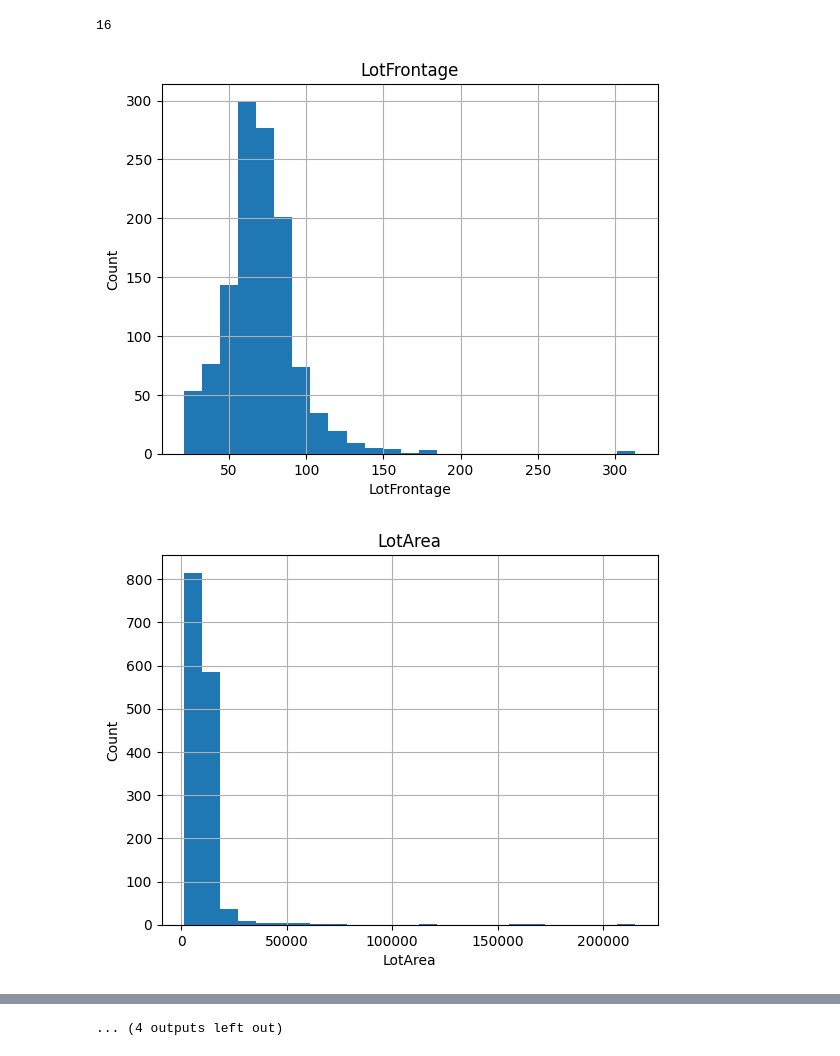
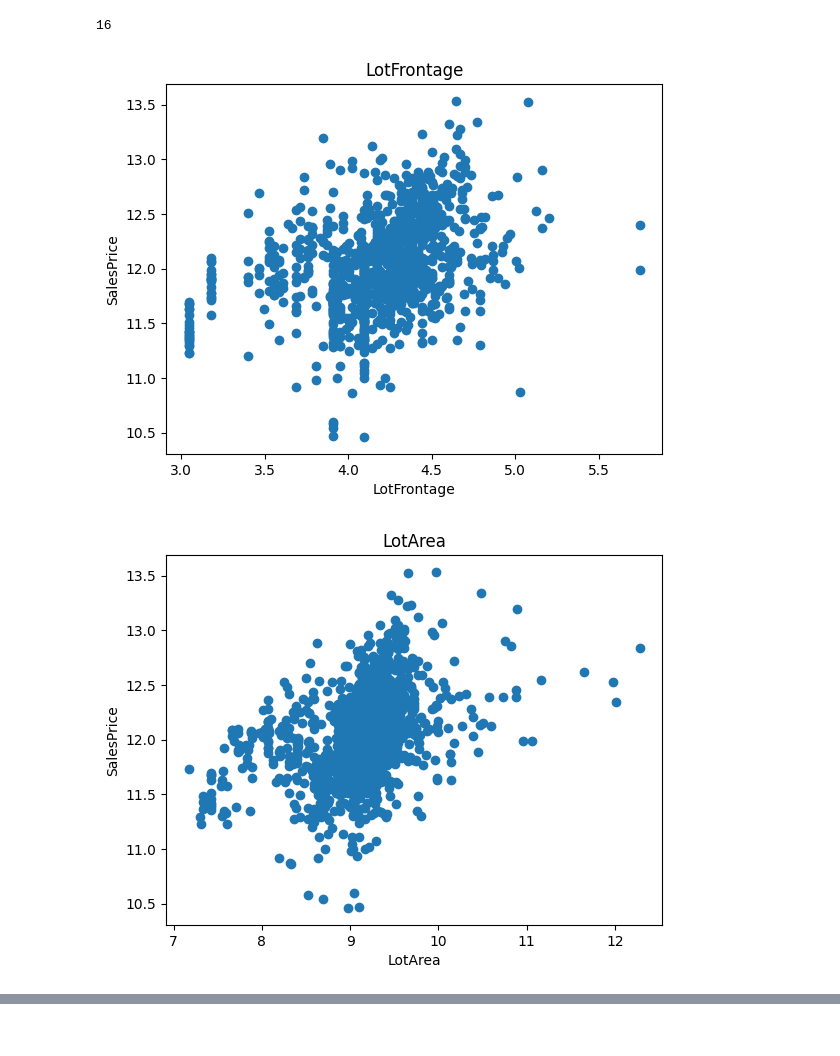
Before and after one commit to Kalluarjun/House-Prices-Advanced-Regression-Techniques, a Jupyter notebook: exploratory_data_analysis.ipynb, the cells around one changed output, grey strips where cells are left out. Saved outputs shown, nothing was run; the diff lists cells and outputs as text; code cells hidden in the pictures.

```diff
--- a/exploratory_data_analysis.ipynb
+++ b/exploratory_data_analysis.ipynb
@@ -234,12 +234,17 @@ len(continuous_feature)
 # %%
 # Lets analyse the continuous values by creating histograms to understand the distribution
 for feature in continuous_feature:
-    data= dataset.copy()
-    data[feature].hist(bins=25)
-    plt.xlabel(feature)
-    plt.ylabel("Count")
-    plt.title(feature)
-    plt.show()
+    data=dataset.copy()
+    if 0 in data[feature].unique():
+        pass
+    else:
+        data[feature]=np.log(data[feature])
+        data['SalePrice']=np.log(data['SalePrice'])
+        plt.scatter(data[feature],data['SalePrice'])
+        plt.xlabel(feature)
+        plt.ylabel('SalesPrice')
+        plt.title(feature)
+        plt.show()
 # %% [output]
-[figure, old version]
+[figure, new version]
-[figure, old version]
+[figure, new version]
@@ -256 +253,0 @@ for feature in continuous_feature:
-... (4 outputs left out)
```
Also changed, not shown: parts of 8 cells of this notebook.
